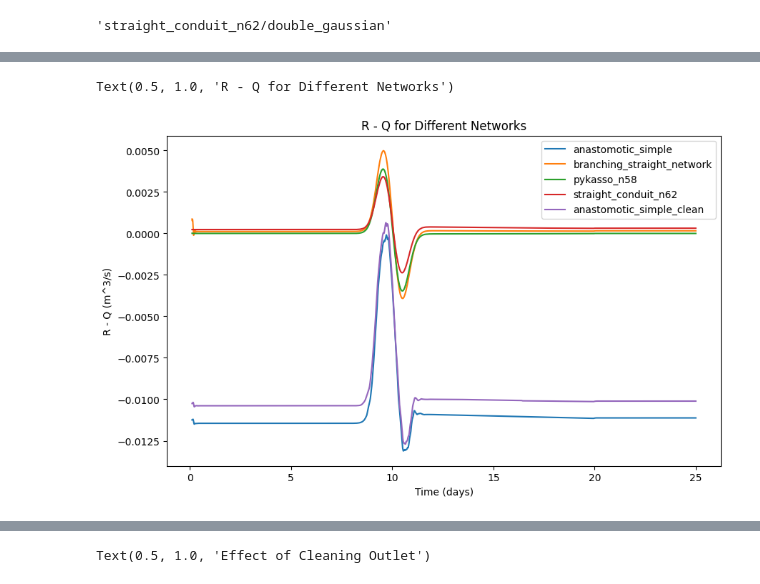
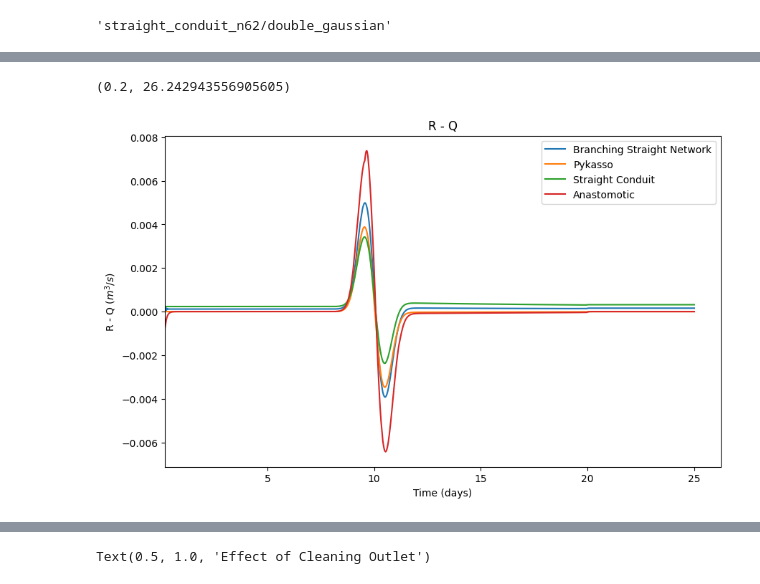
Before and after one commit to jhuang523/UMNBearSpring, a Jupyter notebook: openkarst/steady_state/hydrograph.ipynb, the cells around one changed output, grey strips where cells are left out. Saved outputs shown, nothing was run; the diff lists cells and outputs as text; code cells hidden in the pictures.

```diff
--- a/openkarst/steady_state/hydrograph.ipynb
+++ b/openkarst/steady_state/hydrograph.ipynb
@@ -215,9 +231,18 @@ r_interp = np.interp(t1, r['time'], r['R_l [V/T]'] + r['R_h [V/T]'])
 # %%
+label_dict = {'branching_straight_network_gaussian_pulse_partitioned' : 'Branching Straight Network',
+              'pykasso_n58_low_slope_gaussian_pulse_partitioned' : 'Pykasso Low Slope',
+              'pykasso_n58_gaussian_pulse_partitioned' : 'Pykasso',
+              'straight_conduit_n62_gaussian_pulse_partitioned' : 'Straight Conduit',
+               'anastomotic_simple_clean_gaussian_pulse_partitioned' : 'Anastomotic',
+               'single_conduit_vert_tort_gaussian_pulse_partitioned' : 'Vertically Tortuous',
+               'anastomotic_low_slope_gaussian_pulse_partitioned' : 'Anastomotic Low Slope'
+}
+conditions = lambda name: ('double_gaussian'in name) or (name in ['anastomotic_simple_gaussian_pulse_partitioned', 'pykasso_n58_low_slope_gaussian_pulse_partitioned']) or ('diffuse' in name) or ('single_conduit_vert_tort' in name) or ('anastomotic_low_slope' in name)
 fig, ax = plt.subplots(figsize=(10,6))
 for name, Q_spring in all_Q.items():
-    if name == 'pykasso_n58_low_slope':
+    if conditions(name):
         continue
-    sns.lineplot(x=Q_spring['time']/86400, y=Q_spring['Q'], label=name)
+    sns.lineplot(x=Q_spring['time']/86400, y=Q_spring['Q'], label=label_dict.get(name, name))
 
 sns.lineplot(x=r['time']/86400, y=r['R_l [V/T]'] + r['R_h [V/T]'], label='recharge', color='k', linestyle='--', alpha = 0.5)
 # %% [output]
@@ -226,12 +251,16 @@ sns.lineplot(x=r['time']/86400, y=r['R_l [V/T]'] + r['R_h [V/T]'], label='rechar
 # %%
 analysis_df =pd.DataFrame(columns=['network_name', 'alpha_1', 'alpha_2', 'alpha_3', 't_alpha_1', 't_alpha_2', 't_alpha_3', 'volume'])
 for name, Q_spring in all_Q.items():
-    if name == 'pykasso_n58_low_slope':
+    if conditions(name):
         continue
-    alpha, t_alpha = calculate_recession_coefficients(Q_spring['time'], Q_spring['Q'], n_coeffs=3)
-    alpha *= -1
-    volume = spring.calculate_volume(Q_spring['time'], Q_spring['Q'])
-    analysis_df.loc[len(analysis_df)] = {'network_name': name, 'alpha_1': alpha[0], 'alpha_2': alpha[1], 'alpha_3': alpha[2], 't_alpha_1': t_alpha[0], 't_alpha_2': t_alpha[1], 't_alpha_3': t_alpha[2], 'volume': volume}
+    try:
+        alpha, t_alpha = calculate_recession_coefficients(Q_spring['time'], Q_spring['Q'], n_coeffs=3)
+        alpha *= -1
+        volume = spring.calculate_volume(Q_spring['time'], Q_spring['Q'])
+        analysis_df.loc[len(analysis_df)] = {'network_name': label_dict[name], 'alpha_1': alpha[0], 'alpha_2': alpha[1], 'alpha_3': alpha[2], 't_alpha_1': t_alpha[0], 't_alpha_2': t_alpha[1], 't_alpha_3': t_alpha[2], 'volume': volume}
+    except Exception as e:
+        print(f"Error processing {name}: {e}")
+        continue
 # %%
 analysis_df
 # %% [output]
@@ -244,28 +272,29 @@ analysis_df
 # %%
 fig, ax = plt.subplots(figsize=(10,6))
 residual_df = pd.DataFrame(columns=['network_name', 'positive_peak_time', 'positive_peak_value',  'negative_peak_time', 'negative_peak_value', 'pulse_width'])
 for name, Q_spring in all_Q.items():
-    if name == 'pykasso_n58_low_slope':
+    if conditions(name):
         continue
-    r_interp = np.interp(t1, r['time'], r['R_l [V/T]'] + r['R_h [V/T]'])
+    r_interp = np.interp(Q_spring['time'], r['time'], r['R_l [V/T]'] + r['R_h [V/T]'])
     residual = (r_interp - Q_spring['Q'])[100: ] #ignore initial noise
     t_residual = Q_spring['time'][100: ]
-    threshold = 0.3 * np.max(np.abs(residual))
+    threshold = 0.1 * np.max(np.abs(residual))
     mask = np.abs(residual) > threshold
     width = t_residual[mask].values[-1] - t_residual[mask].values[0]
     positive_peak_time = t_residual[mask].values[residual[mask].argmax()]
     positive_peak_value = residual[mask].max()
     negative_peak_time = t_residual[mask].values[residual[mask].argmin()]
     negative_peak_value = residual[mask].min()
-    residual_df.loc[len(residual_df)] =[name, positive_peak_time/86400, positive_peak_value, negative_peak_time/86400, negative_peak_value, width/86400]
-    sns.lineplot(x=Q_spring['time']/86400, y=residual, label=name)
+    residual_df.loc[len(residual_df)] =[label_dict[name], positive_peak_time/86400, positive_peak_value, negative_peak_time/86400, negative_peak_value, width/86400]
+    sns.lineplot(x=Q_spring['time']/86400, y=residual, label=label_dict[name])
 plt.legend(loc = 'upper right')
 plt.xlabel('Time (days)')
-plt.ylabel('R - Q (m^3/s)')
-plt.title("R - Q for Different Networks")
+plt.ylabel(r'R - Q ($m^3/s$)')
+plt.title("R - Q")
+plt.xlim(.2, )
 # %% [output]
-Text(0.5, 1.0, 'R - Q for Different Networks')
+(0.2, 26.242943556905605)
-[figure, old version]
+[figure, new version]
 # %%
 residual_df['peak to peak time'] = residual_df['negative_peak_time'] - residual_df['positive_peak_time']
 residual_df['peak to peak value'] = residual_df['positive_peak_value'] - residual_df['negative_peak_value']
```
Also changed, not shown: parts of 11 cells of this notebook, 6 other files.
